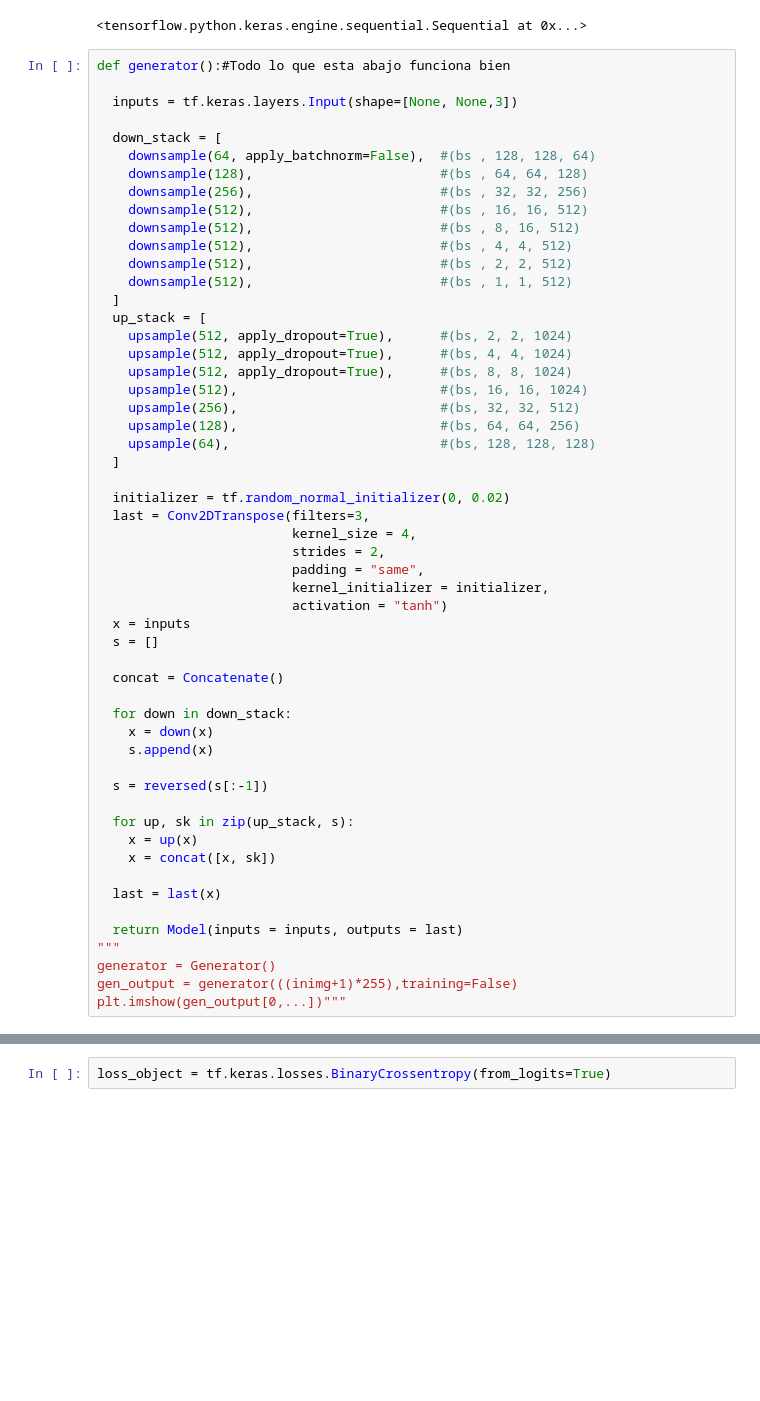
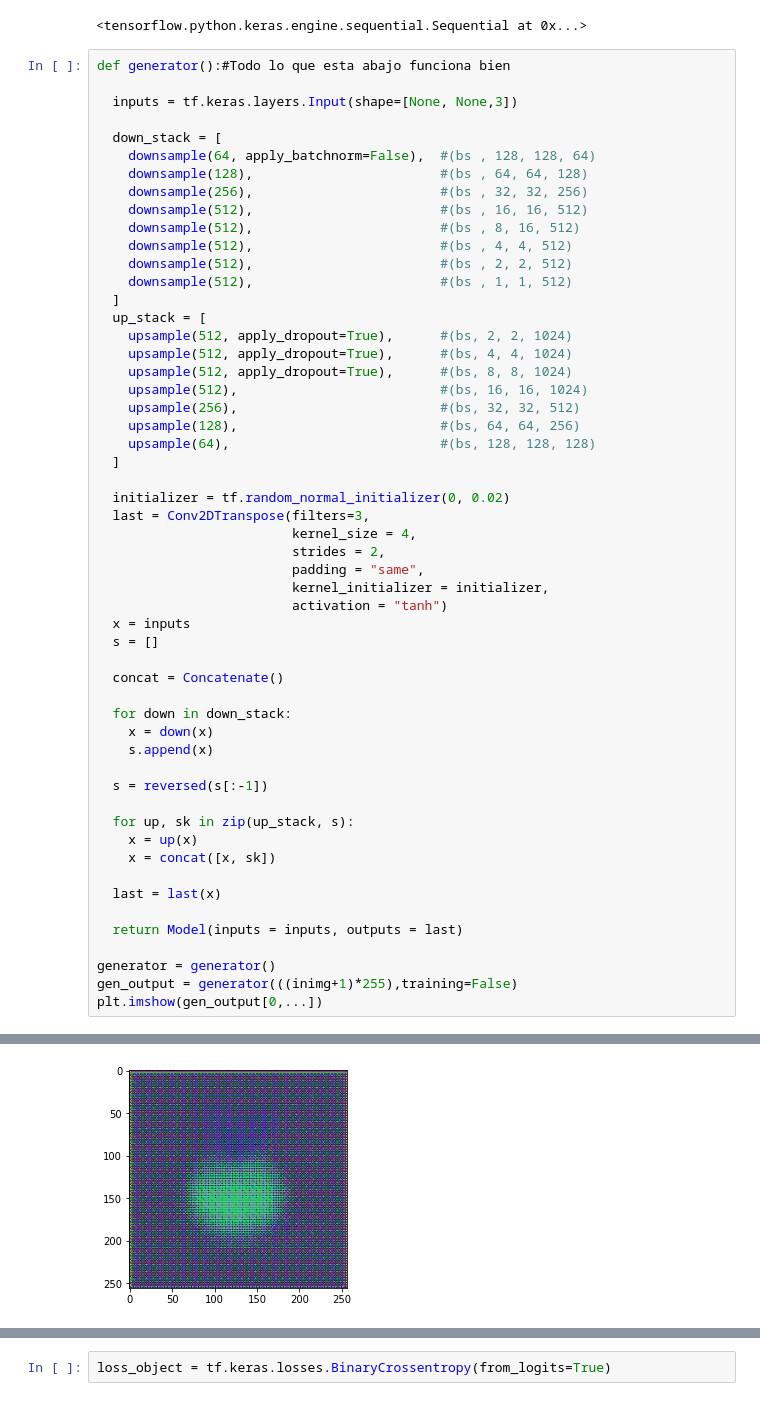
Before and after one commit to Fabian-Martinez-Rincon/Transform-Pokemon-Resolution, a Jupyter notebook: Untitled2.ipynb, the cells around one changed output, grey strips where cells are left out. Drawn from its saved outputs; the diff is of its cells as text; blank space fills up the shorter version.

```diff
--- a/Untitled2.ipynb
+++ b/Untitled2.ipynb
@@ -220,8 +220,8 @@ def generator():#Todo lo que esta abajo funciona bien
   last = last(x)
 
   return Model(inputs = inputs, outputs = last)
-"""
-generator = Generator()
+
+generator = generator()
 gen_output = generator(((inimg+1)*255),training=False)
-plt.imshow(gen_output[0,...])"""
+plt.imshow(gen_output[0,...])
 # %% [output]
@@ -229,3 +230,4 @@ plt.imshow(gen_output[0,...])"""
+[figure, added]
 # %%
 def discriminator():
   ini = Input(shape=[None, None, 3], name = "imput_img")
```
Also changed, not shown: parts of 6 cells of this notebook.
